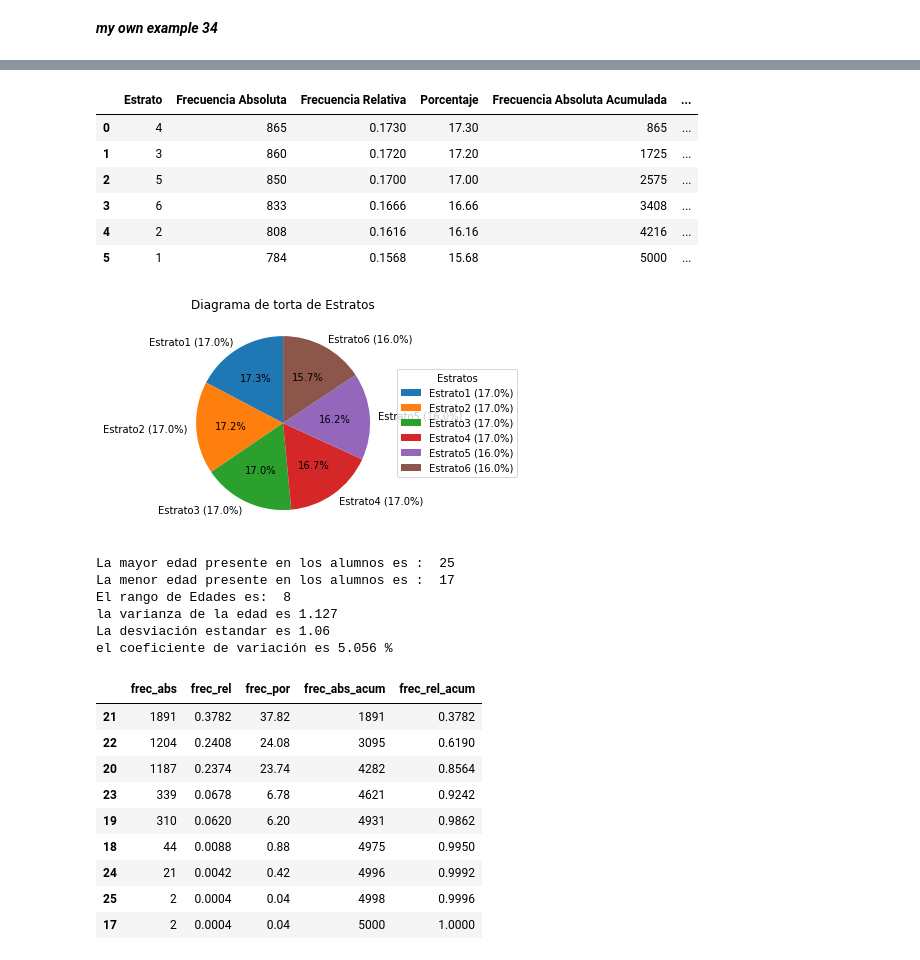
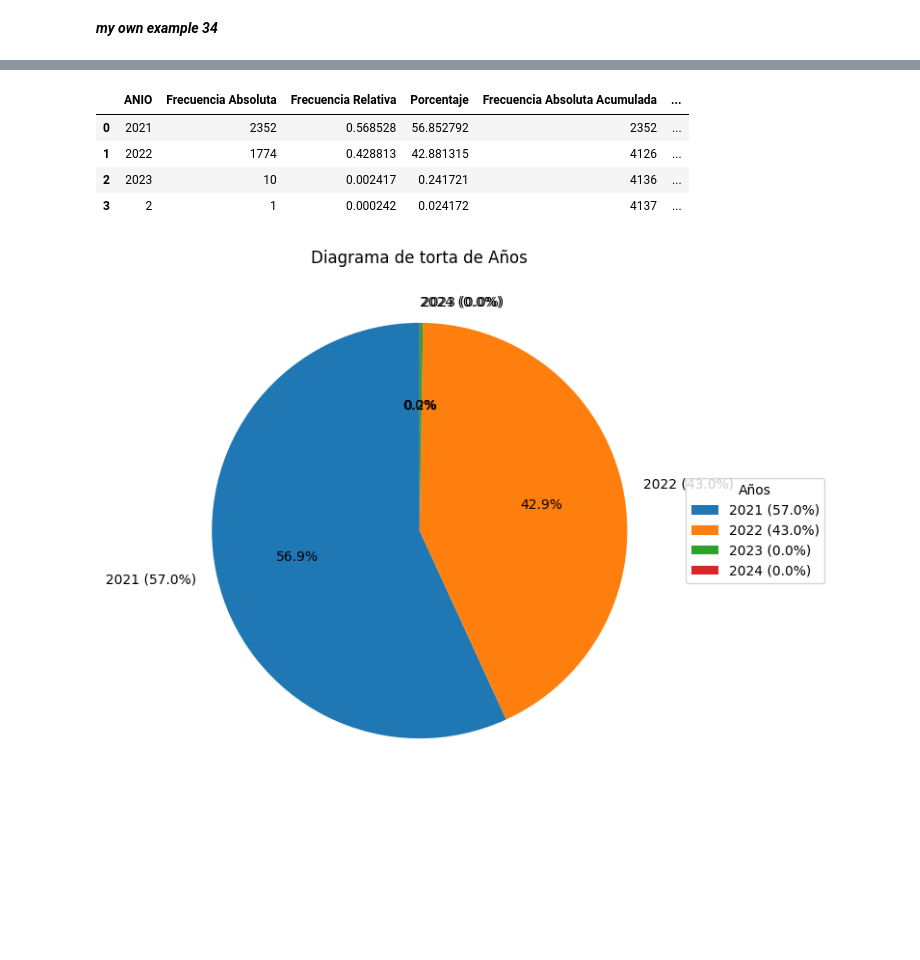
Before and after one commit to yoshikagua/MetNumUN2024I, a Jupyter notebook: Lab2/staguirreg_Lab2.ipynb, the cells around one changed output, grey strips where cells are left out. Cells and saved outputs as stored; diff of their text form; code cells hidden in the pictures; blank space fills up the shorter version.

```diff
--- a/Lab2/staguirreg_Lab2.ipynb
+++ b/Lab2/staguirreg_Lab2.ipynb
@@ -1730,7 +1498,7 @@ ax.set_xticklabels(ax.get_xticklabels(), rotation=45);
 # %%
 import pandas as pd
-alumnos = pd.read_excel("Alumnos.xlsx")
-#alumnos
-df=pd.DataFrame(alumnos)
+admitidos = pd.read_csv("Admitidos_Estudiantes_Unillanos.csv")
+#admitidos
+df=pd.DataFrame(admitidos)
 df
 # %% [output]
@@ -1789,14 +1560,14 @@ plt.show()
 # %%
 
 
-# Obtener frecuencia absoluta de cada valor en la columna "Estrato"
-fabs = df['Estrato'].value_counts()
+# Obtener frecuencia absoluta de cada valor en la columna "anio"
+fabs = df['ANIO'].value_counts()
 
 # Crear un DataFrame con la frecuencia absoluta
-tablafrecuencias = pd.DataFrame({'Estrato': fabs.index, 'Frecuencia Absoluta': fabs.values})
+tablafrecuencias = pd.DataFrame({'ANIO': fabs.index, 'Frecuencia Absoluta': fabs.values})
 
 # Calcular frecuencia relativa y porcentaje
-tablafrecuencias['Frecuencia Relativa'] = tablafrecuencias['Frecuencia Absoluta'] / len(df['Estrato'])
+tablafrecuencias['Frecuencia Relativa'] = tablafrecuencias['Frecuencia Absoluta'] / len(df['ANIO'])
 tablafrecuencias['Porcentaje'] = tablafrecuencias['Frecuencia Relativa'] * 100
 
 # Calcular frecuencia acumulada y frecuencia relativa acumulada
@@ -1806,25 +1577,25 @@ tablafrecuencias['Frecuencia Relativa Acumulada'] = round(tablafrecuencias['Frec
 # Imprimir tabla de frecuencias
 #print(tablafrecuencias)
 pd.DataFrame(tablafrecuencias)
+
+#CORREGUIR!!!!!!!!!!
 # %% [output]
-|  | Estrato | Frecuencia Absoluta | Frecuencia Relativa | Porcentaje | Frecuencia Absoluta Acumulada | ... |
-| 0 | 4 | 865 | 0.1730 | 17.30 | 865 | ... |
-| 1 | 3 | 860 | 0.1720 | 17.20 | 1725 | ... |
-| 2 | 5 | 850 | 0.1700 | 17.00 | 2575 | ... |
-| 3 | 6 | 833 | 0.1666 | 16.66 | 3408 | ... |
-| 4 | 2 | 808 | 0.1616 | 16.16 | 4216 | ... |
-| 5 | 1 | 784 | 0.1568 | 15.68 | 5000 | ... |
+|  | ANIO | Frecuencia Absoluta | Frecuencia Relativa | Porcentaje | Frecuencia Absoluta Acumulada | ... |
+| 0 | 2021 | 2352 | 0.568528 | 56.852792 | 2352 | ... |
+| 1 | 2022 | 1774 | 0.428813 | 42.881315 | 4126 | ... |
+| 2 | 2023 | 10 | 0.002417 | 0.241721 | 4136 | ... |
+| 3 | 2 | 1 | 0.000242 | 0.024172 | 4137 | ... |
 # %%
-# Crear diagrama de torta de los estratos
-etiquetas = ['Estrato1', 'Estrato2', 'Estrato3', 'Estrato4', 'Estrato5', 'Estrato6']
+# Crear diagrama de torta de los años
+etiquetas = ['2021', '2022', '2023', '2024']
 pct = round(tablafrecuencias['Frecuencia Absoluta'] / sum(tablafrecuencias['Frecuencia Absoluta']) * 100)
 etiquetas = [f'{etiquetas[i]} ({pct[i]}%)' for i in range(len(etiquetas))] # Añadimos porcentajes a etiquetas
 plt.pie(tablafrecuencias['Frecuencia Absoluta'], labels = etiquetas, radius = 1, autopct='%1.1f%%', startangle=90, textprops={'fontsize': 10})
-plt.legend(etiquetas, title='Estratos', loc='center left', bbox_to_anchor=(1, 0, 0.5, 1))
-plt.title('Diagrama de torta de Estratos')
+plt.legend(etiquetas, title='Años', loc='center left', bbox_to_anchor=(1, 0, 0.5, 1))
+plt.title('Diagrama de torta de Años')
 plt.show()
 # %% [output]
-[figure, old version]
+[figure, new version]
 # %%
 # Rango, Varianza, Desviacion Estandar y coeficiente de variacion de la edad
 # Rango
@@ -1842,13 +1613,8 @@ print("El rango de Edades es: ", rang_edad)
 print("la varianza de la edad es", round(varian_edad, 3))
 print("La desviación estandar es", round(ds_edad, 2))
 print("el coeficiente de variación es", round(CV_edad, 3), "%")
+
+#CORREGUIR!!!!!!!!!!
-# %% [output]
-La mayor edad presente en los alumnos es :  25
-La menor edad presente en los alumnos es :  17
-El rango de Edades es:  8
-la varianza de la edad es 1.127
-La desviación estandar es 1.06
-el coeficiente de variación es 5.056 %
 # %%
 # Tabla de frecuencias edad
 frec_abs_edad = df["edad"].value_counts()
@@ -1859,17 +1625,8 @@ frec_rel_acum_edad = frec_rel_edad.cumsum()
 tablafrecuencias_edad = pd.concat([frec_abs_edad, frec_rel_edad, frec_por_edad, frec_abs_acum_edad, frec_rel_acum_edad], axis=1)
 tablafrecuencias_edad.columns = ["frec_abs", "frec_rel", "frec_por", "frec_abs_acum", "frec_rel_acum"]
 pd.DataFrame(tablafrecuencias_edad)
+
+#CORREGUIR!!!!!!!!!!
-# %% [output]
-|  | frec_abs | frec_rel | frec_por | frec_abs_acum | frec_rel_acum |
-| 21 | 1891 | 0.3782 | 37.82 | 1891 | 0.3782 |
-| 22 | 1204 | 0.2408 | 24.08 | 3095 | 0.6190 |
-| 20 | 1187 | 0.2374 | 23.74 | 4282 | 0.8564 |
-| 23 | 339 | 0.0678 | 6.78 | 4621 | 0.9242 |
-| 19 | 310 | 0.0620 | 6.20 | 4931 | 0.9862 |
-| 18 | 44 | 0.0088 | 0.88 | 4975 | 0.9950 |
-| 24 | 21 | 0.0042 | 0.42 | 4996 | 0.9992 |
-| 25 | 2 | 0.0004 | 0.04 | 4998 | 0.9996 |
-| 17 | 2 | 0.0004 | 0.04 | 5000 | 1.0000 |
 # %%
 # Diagrama de barras de Edad
 df["edad"].plot(kind="hist", bins=20, color="blue", edgecolor="black")
```
Also changed, not shown: parts of 98 cells of this notebook.
